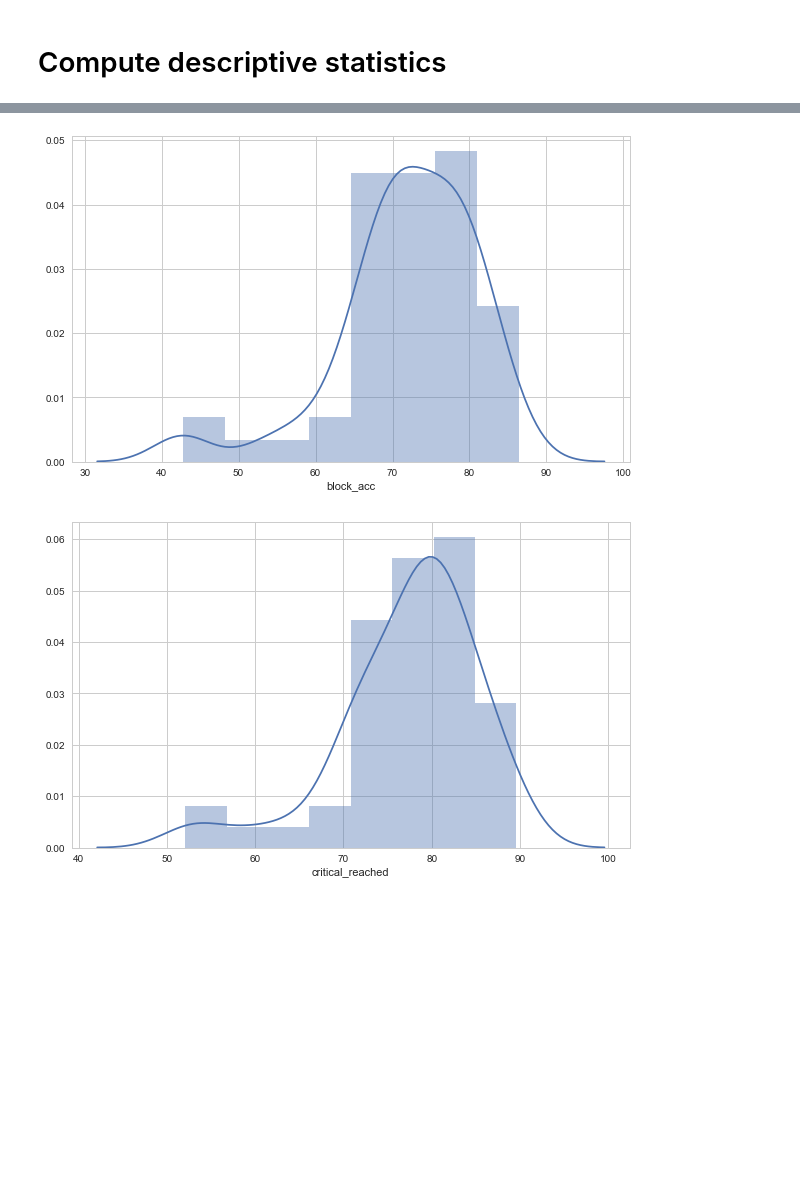
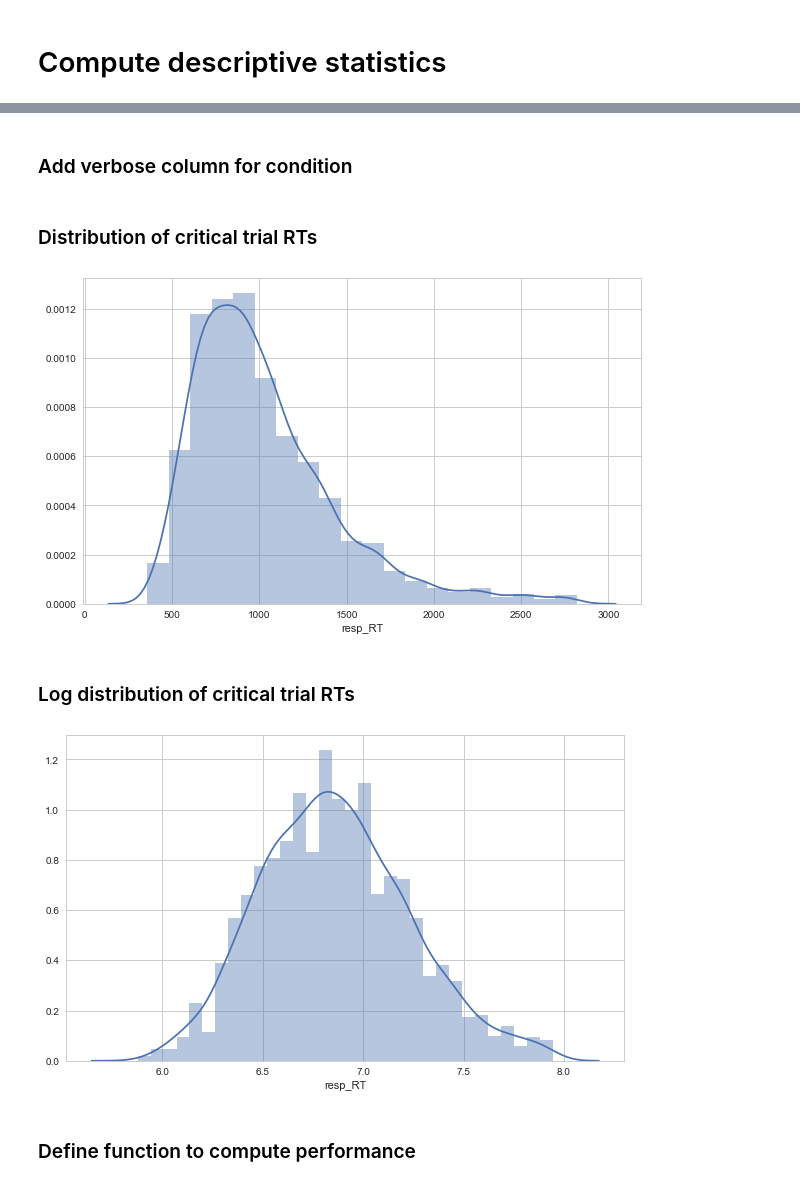
Before and after one commit to NickAnderegg/rpacr-analysis, a Jupyter notebook: New Maze Analysis.ipynb, the cells around one changed output, grey strips where cells are left out. Drawn from its saved outputs; the diff is of its cells as text; code cells hidden in the pictures; blank space fills up the shorter version.

```diff
--- a/New Maze Analysis.ipynb
+++ b/New Maze Analysis.ipynb
@@ -501,7 +542,6 @@ for data_file in data_files:
     block_df     = process_condition_labels(block_df)
     block_df     = process_stim_characteristics(block_df, sentences_df)
 
-    # combined_df  = combine_dataframes(block_df, sentences_df)
     combined_df = pd.DataFrame(
         index=pd.Index(np.arange(1, len(block_df)+1), name='sentence_number'),
         columns=['block', 'sentence']
@@ -527,10 +567,10 @@ for data_file in data_files:
     included_cols = ['version', 'platform', 'hostname', 'psychopy_version', 'window_size', 'window_type']
     participant_row[included_cols] = trials_df.iloc[0][included_cols]
 
-    disp.clear_output(wait=True)
+    dsp.clear_output(wait=True)
     mdprint('Number of rows processed: {: >2}'.format(count))
 
-disp.clear_output(wait=True)
+dsp.clear_output(wait=True)
 mdprint('Columns in participants:', tag='b')
 mdprint(',&nbsp;&nbsp;&nbsp;'.join(list(participants.axes[1])))
 # %% [output]
@@ -573,6 +613,7 @@ participants_flat = pd.DataFrame(
     index=pd.Index(np.arange(allocate_count)),
     dtype=np.int64
 )
+
 ####################################################################################
 # Iterate through each item pair and add data to flat dataframe
 ####################################################################################
@@ -605,31 +646,17 @@ for p_id in participants.axes[0]:
             ix += 1
 
             if ix % 50 == 0:
-                disp.clear_output(wait=True)
+                dsp.clear_output(wait=True)
                 print('Completed processing of participant #{}\n'
                       'Number of rows processed: {: >6}\n'
                       'Percentage of rows done:  {: >7.2%}'.format(p_id, ix, (ix / allocate_count))
                 )
 
-disp.clear_output(wait=True)
+dsp.clear_output(wait=True)
 print('Finished processing data from {} participants\n'
       'Number of rows processed: {: >6}\n'
       'Percentage of rows done:  {: >7.2%}\n'.format(participants_flat.iloc[ix-1]['participant']-100, ix, (ix / allocate_count))
 )
-
-cols = list(participants_flat.axes[1])
-cols_split = list()
-curr = list()
-for i in range(1, len(cols)+1):
-    curr.append(cols[i-1])
-
-    if i % 6 == 0:
-        cols_split.append(',&nbsp;&nbsp;&nbsp;'.join(curr))
-        curr = list()
-cols_split.append(',&nbsp;&nbsp;&nbsp;'.join(curr))
-mdprint('Columns in participants_flat:', tag='b')
-for cols in cols_split:
-    mdprint('&nbsp;&nbsp;&nbsp;&nbsp;', cols)
 # %% [output]
 Finished processing data from 53 participants
 Number of rows processed:  40247
@@ -728,5 +735,0 @@ fig.savefig('descriptives/inverse_resp_RT.png')
-# %%
-criticals_only['ortho_center'] = criticals_only.apply(lambda row: (-1 if row['ortho_similarity'] == 0 else 1), axis=1)
-criticals_only['phono_center'] = criticals_only.apply(lambda row: (-1 if row['phono_similarity'] == 0 else 1), axis=1)
-
-display(criticals_only[:10][['inv_RT', 'condition', 'ortho_center', 'phono_center']])
@@ -968,13 +869,33 @@ Name: critical_reached, dtype: float64
+# %% [markdown]
+### Add verbose column for condition
+# %%
+condition_labels = {
+    1: 'O+P+',
+    2: 'O+P-',
+    3: 'O-P+',
+    4: 'O-P-'
+}
+
+criticals_only['condition_verbose'] = criticals_only.apply(
+    lambda row: condition_labels[row['condition']], axis=1
+)
+# %% [markdown]
+### Distribution of critical trial RTs
 # %%
 figsize(10,6)
-p = sns.distplot(performance_by_part['block_acc'])
+
+p = sns.distplot(criticals_only['resp_RT'], bins=20)
 fig = p.get_figure()
-fig.savefig('descriptives/block_acc.png')
+fig.savefig('descriptives/resp_RT_distribution.png')
 # %% [output]
-[figure, old version]
+[figure, new version]
+# %% [markdown]
+### Log distribution of critical trial RTs
 # %%
-p = sns.distplot(performance_by_part['critical_reached'])
+p = sns.distplot(np.log(criticals_only['resp_RT']))
 fig = p.get_figure()
-fig.savefig('descriptives/critical_reached.png')
+fig.savefig('descriptives/log_resp_RT.png')
 # %% [output]
-[figure, old version]
+[figure, new version]
+# %% [markdown]
+### Define function to compute performance
```
Also changed, not shown: parts of 48 cells of this notebook, 9 other files.
